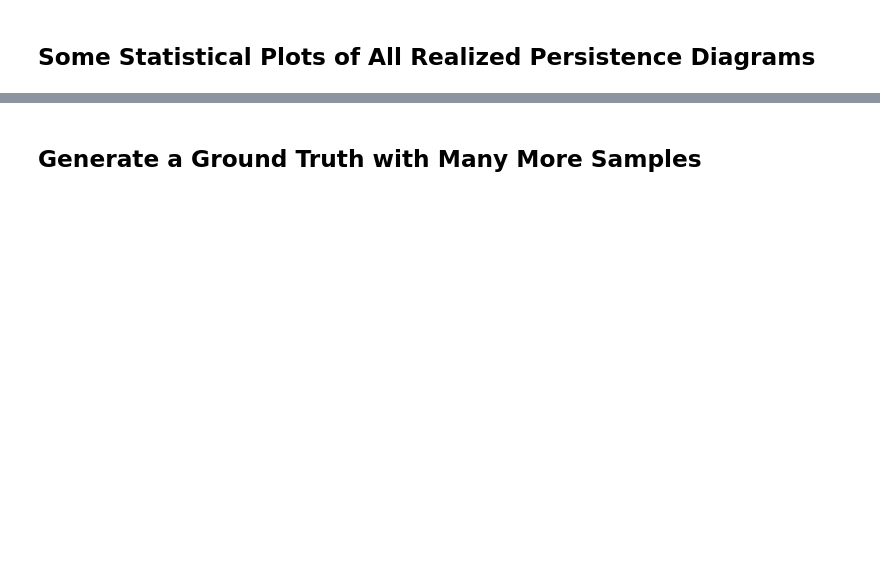
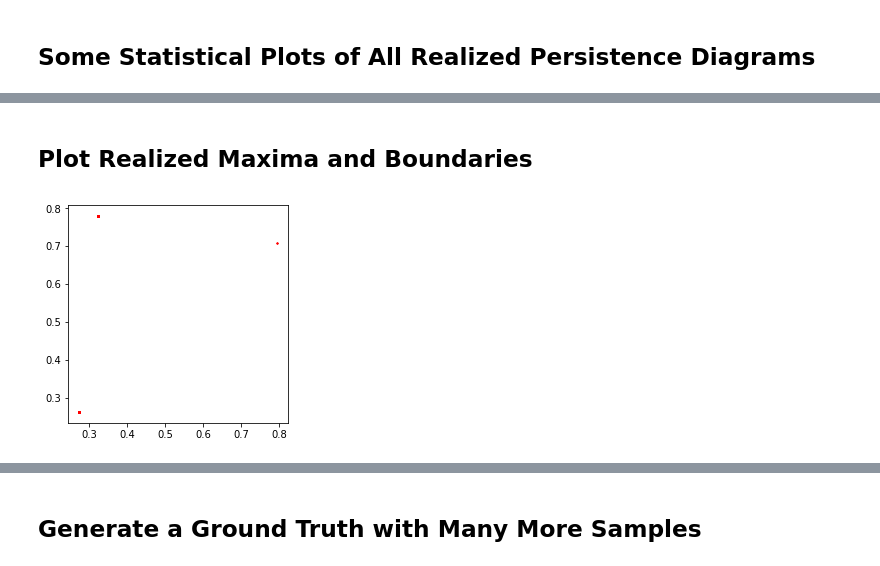
Before and after one commit to maljovec/topopy, a Jupyter notebook: ProbabilisticPersistenceDiagram.ipynb, the cells around one changed output, grey strips where cells are left out. Saved outputs shown, nothing was run; the diff lists cells and outputs as text; code cells hidden in the pictures; blank space fills up the shorter version.

```diff
--- a/ProbabilisticPersistenceDiagram.ipynb
+++ b/ProbabilisticPersistenceDiagram.ipynb
@@ -89,3 +147,36 @@ diagrams = generate_diagrams(samples, 100)
+# %%
+def generate_mcs(X, Y, repetitions=100):
+    maxima = []
+    boundary_points = []
+
+    graph = ngl.ProbabilisticGraph(max_neighbors=20)
+    realized_edges = None
+    for seed in range(repetitions):
+        graph.reseed(seed)
+        msc = topopy.MorseComplex(graph=graph)
+        msc.build(X, Y)
+        realized_edges = graph.realized_edges
+
+        partitions = msc.get_partitions(0.05)
+        local_maxima = list(partitions.keys())
+        local_boundaries = []
+        for key, items in partitions.items():
+            for item in items:
+                neighbors = msc.get_neighbors(item)
+                outsiders = np.setdiff1d(neighbors, items)
+                outsiders = np.setdiff1d(outsiders, local_maxima)
+                if len(outsiders) > 0 and item not in local_maxima:
+                    local_boundaries.append(int(item))
+                    local_boundaries.extend(outsiders.astype(int))
+        maxima.extend(X[local_maxima])
+        boundary_points.extend(X[local_boundaries])
+
+    return maxima, boundary_points
+
+X = samplers.CVTSampler.generate_samples(20, 2, 0)
+Y = test_function(X)
+Y = (Y - np.min(Y)) / (np.max(Y) - np.min(Y))
+maxima, boundary_points = generate_mcs(X, Y, 100)
 # %% [markdown]
 ## Plot All Realized Persistence Diagrams
 # %%
@@ -145,0 +247,10 @@ grid.ax_joint.add_collection(mask)
+# %% [markdown]
+## Plot Realized Maxima and Boundaries
+# %%
+maxima = np.array(maxima)
+boundaries = np.array(boundary_points)
+# plt.scatter(boundaries[:, 0], boundaries[:, 1], s=1, alpha=0.5, color='#999999', zorder=1)
+plt.scatter(maxima[:, 0], maxima[:, 1], s=1, alpha=1, color='r', zorder=2)
+plt.gca().set_aspect('equal')
+# %% [output]
+[figure, added]
```
Also changed, not shown: parts of 28 cells of this notebook, 1 other file.
